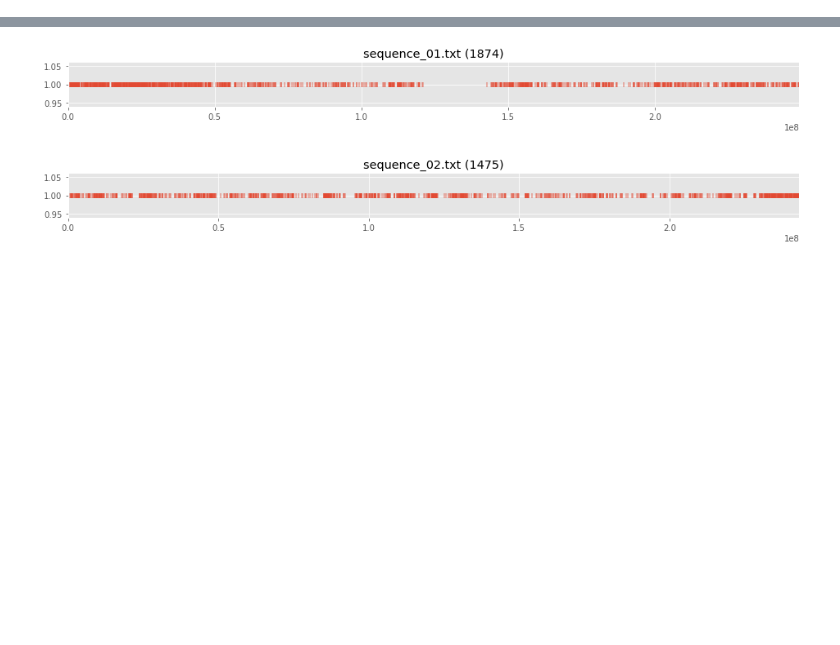
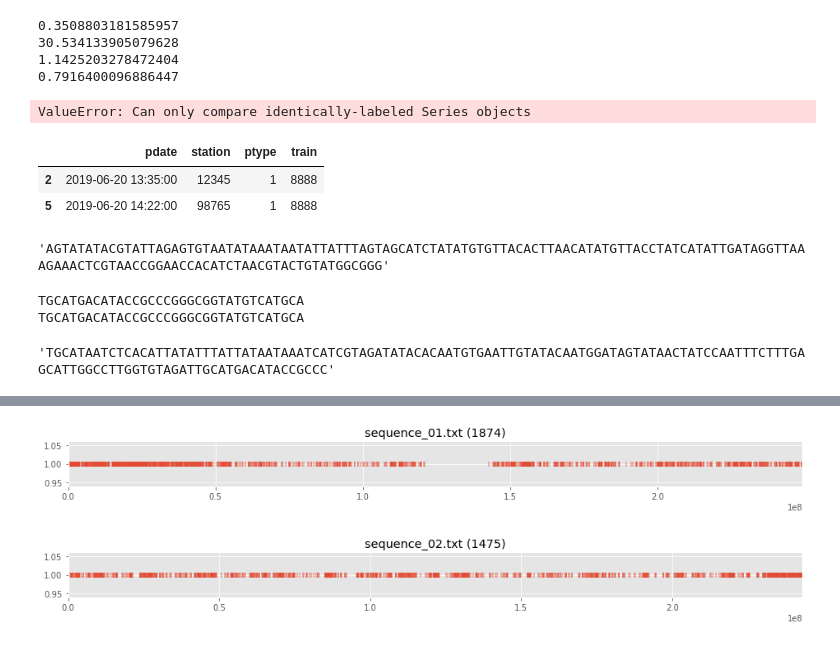
Before and after one commit to 25shmeckles/alefuncs, a Jupyter notebook: sketchbook.ipynb, the cells around one changed output, grey strips where cells are left out. Cells and saved outputs as stored; diff of their text form; code cells hidden in the pictures; blank space fills up the shorter version.

```diff
--- a/sketchbook.ipynb
+++ b/sketchbook.ipynb
@@ -3,0 +19,10 @@ from collections import Counter
+# %%
+print(df_dist(norm(dfA),norm(dfB)))
+print(df_dist(dfA,dfB))
+print(df_dist(norm(dfA),norm(dfC)))
+print(df_dist(norm(dfB),norm(dfC)))
+# %% [output]
+0.3508803181585957
+30.534133905079628
+1.1425203278472404
+0.7916400096886447
@@ -4,2 +37,51 @@ from collections import Counter
+# %%
+data = [['2019-06-20 12:28:00', '05123', 2, 8888],
+        ['2019-06-20 13:28:00', '55874', 6, 8888],
+        ['2019-06-20 13:35:00', '12345', 1, 8888],
+        ['2019-06-20 13:35:00', '35478', 2, 1234],
+        ['2019-06-20 13:35:00', '12345', 2, 8888],
+        ['2019-06-20 14:22:00', '98765', 1, 8888]]
+
+columns = ['pdate', 'station', 'ptype', 'train']
+df = pd.DataFrame(data, columns = columns)
+
+df = df.drop(df[(df['ptype']==6)].index)
+
+s = df[(df['ptype']==1)]
+df = df.drop(df[(s['pdate']==df['pdate']) & (s['station']==df['station'])].index)
+df
+# %% [output]
+ValueError: Can only compare identically-labeled Series objects
+# %%
+t1
+# %% [output]
+|  | pdate | station | ptype | train |
+| 2 | 2019-06-20 13:35:00 | 12345 | 1 | 8888 |
+| 5 | 2019-06-20 14:22:00 | 98765 | 1 | 8888 |
+# %%
+reverse('GGGCGGTATGTCATGCAATCTACACCAAGGCCAATGCTCAAAGAAATTGGATAGTTATACTATCCATTGTATACAATTCACATTGTGTATATCTACGATGATTTATTATAATAAATATAATGTGAGATTATGCATATATGA')
+# %% [output]
+'AGTATATACGTATTAGAGTGTAATATAAATAATATTATTTAGTAGCATCTATATGTGTTACACTTAACATATGTTACCTATCATATTGATAGGTTAAAGAAACTCGTAACCGGAACCACATCTAACGTACTGTATGGCGGG'
+# %%
+##Palyndromic CRISPR
+
+#BB2.6_CRISPR
+
+#TGCATGACATA/CCG/CCC-GGG/CGG/TATGTCATGCA
+
+#GGGCGGTATGTCATGCA
+
+#TGCATGACATACCGCCC
+
+f = 'TGCATGACATACCGCCCGGGCGGTATGTCATGCA'
+print(f)
+print(reverse(complement(f)))
+# %% [output]
+TGCATGACATACCGCCCGGGCGGTATGTCATGCA
+TGCATGACATACCGCCCGGGCGGTATGTCATGCA
+# %%
+reverse(complement('GGGCGGTATGTCATGCAATCTACACCAAGGCCAATGCTCAAAGAAATTGGATAGTTATACTATCCATTGTATACAATTCACATTGTGTATATCTACGATGATTTATTATAATAAATATAATGTGAGATTATGCA'))
+# %% [output]
+'TGCATAATCTCACATTATATTTATTATAATAAATCATCGTAGATATACACAATGTGAATTGTATACAATGGATAGTATAACTATCCAATTTCTTTGAGCATTGGCCTTGGTGTAGATTGCATGACATACCGCCC'
 # %%
 ##Map restriction sites on Human Genome
```
Also changed, not shown: parts of 23 cells of this notebook, 2 other files.
